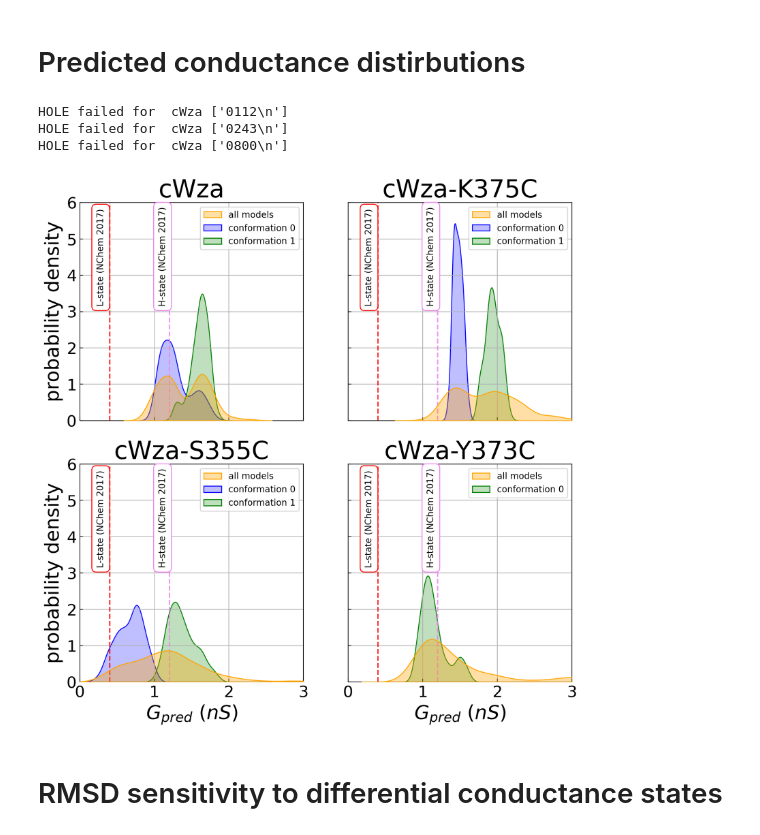
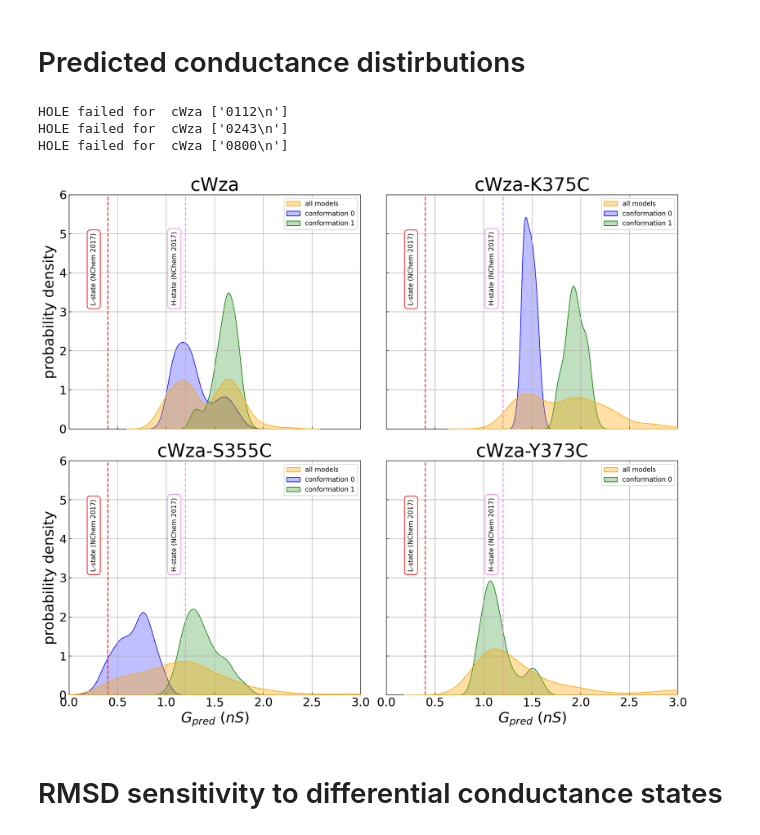
Before and after one commit to broncio123/phd-notebooks, a Jupyter notebook: Analyses/figures_nbs/docking_conductance.ipynb, the cells around one changed output. Drawn from its saved outputs; the diff is of its cells as text; code cells hidden in the pictures.

Commit message:
added figures for publication

```diff
--- a/Analyses/figures_nbs/docking_conductance.ipynb
+++ b/Analyses/figures_nbs/docking_conductance.ipynb
@@ -18,7 +18,7 @@ path = 'data/mutants_docking_pdbnames_labelled.json'
 with open(path, 'r') as fp:
     mutants_docking_pdbnames_labelled = json.load(fp)
 # %%
-fig, ax = plt.subplots(2,2,figsize=(10,10),dpi=200, sharex=True,sharey=True)
+fig, ax = plt.subplots(2,2,figsize=(14,12),dpi=200, sharex=True,sharey=True)
 
 Axes = {
     'cWza': ax[0][0],
@@ -79,34 +79,35 @@ for mutant in mutant_names:
         sns.kdeplot(dataset,shade=True,label='conformation '+str(g),color=c,alpha=0.25,ax=ax,zorder=-10)
 
     # H-state cWza model (crystal structure)
     Gpred_cWza_Hstate = [1.2]
     ax.plot(2*Gpred_cWza_Hstate,(0,6),lw=1.5,linestyle='--',color='violet',alpha=0.85)
     ax.text(1.05,3.2,'H-state (NChem 2017)',rotation=90,fontsize=10,
             bbox=dict(facecolor='white', edgecolor='violet', boxstyle='round, pad=0.5'))
 
     #L-state cWza model (CCBuilder and BUDE optimised)
     Gpred_cWza_Lstate = [0.4]
     ax.plot(2*Gpred_cWza_Lstate,(0,6),lw=1.5,linestyle='--',color='red',alpha=0.85)
     ax.text(0.22,3.2,'L-state (NChem 2017)',rotation=90,fontsize=10,
             bbox=dict(facecolor='white', edgecolor='red', boxstyle='round, pad=0.5'))
 
     # customise plot
     ax.set_title(mutant, fontsize=28)
     ax.tick_params(axis='both',direction='in',labelsize=18)
     l1,l2 = labels[mutant]
     ax.set_xlabel(l1,fontsize=22)
     ax.set_ylabel(l2,fontsize=22)
     ax.legend(loc='best')
     ax.set_xlim(0,3)
     ax.set_ylim(0,6)
     ax.grid(True)
 
+fig.tight_layout()
 plt.show()
 # %% [output]
 HOLE failed for  cWza ['0112\n']
 HOLE failed for  cWza ['0243\n']
 HOLE failed for  cWza ['0800\n']
-[figure, old version]
+[figure, new version]
 # %% [markdown]
 # RMSD sensitivity to differential conductance states
 # %%
```
